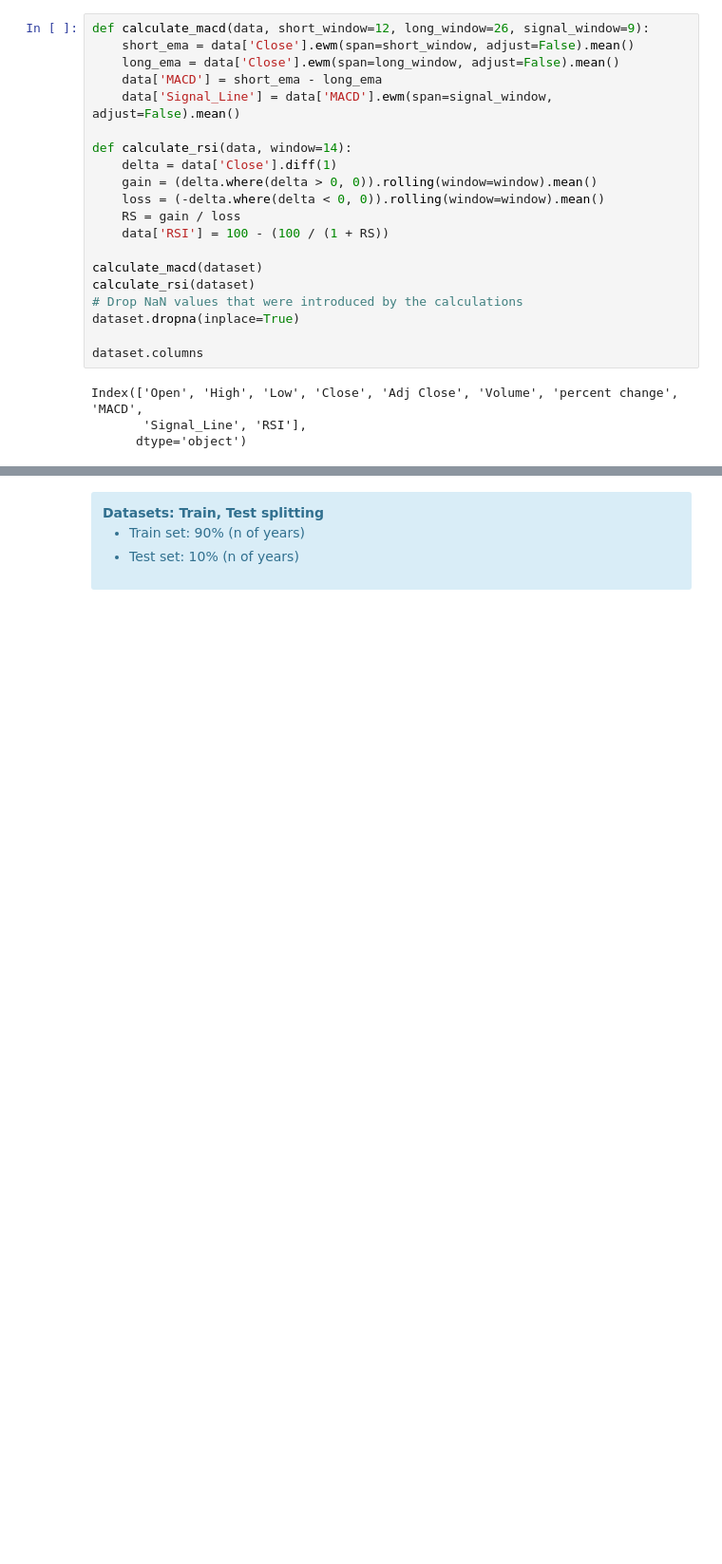
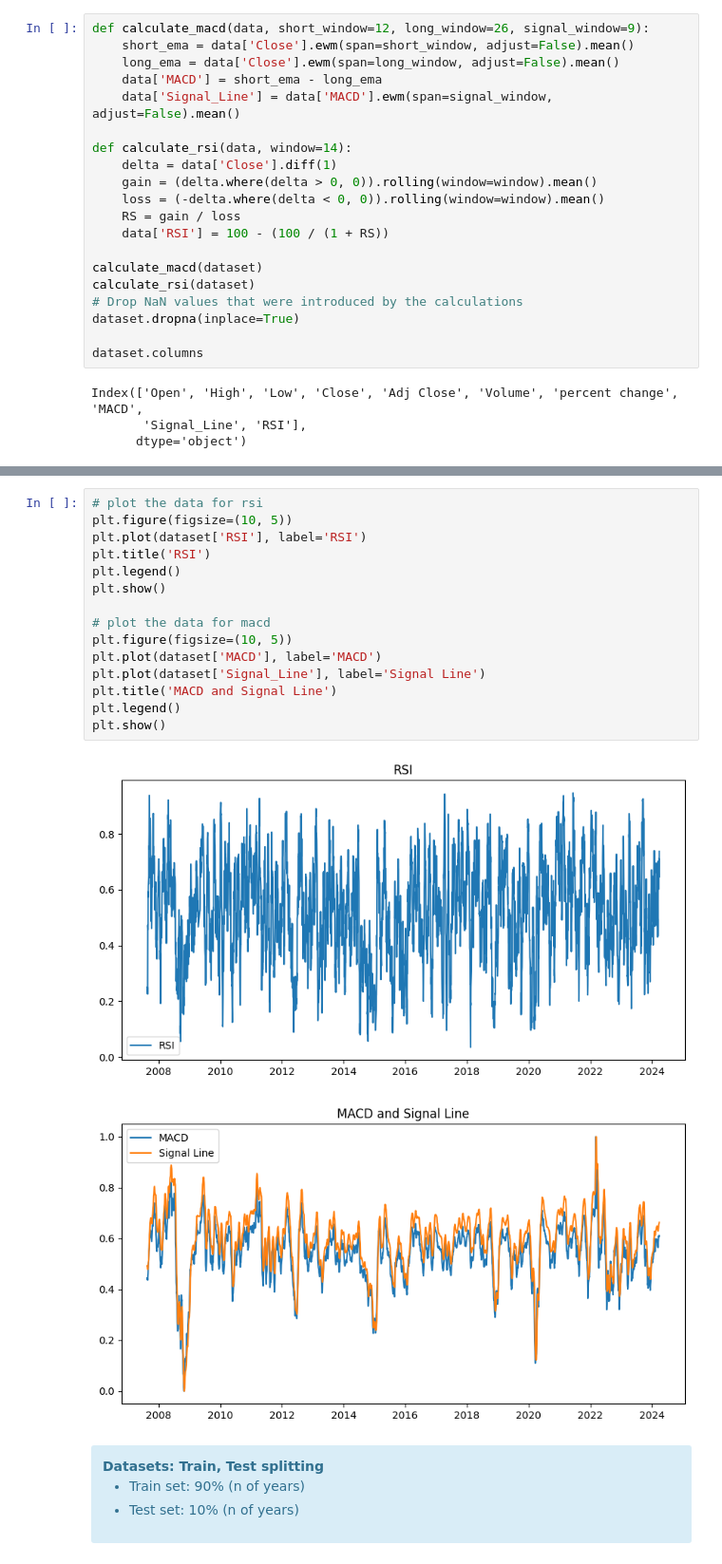
Before and after one commit to ramonges/Reinforcement-Learning-Project, a Jupyter notebook: Main.ipynb, the cells around one changed output, grey strips where cells are left out. Shown: that part at 95% size. Cells and saved outputs as stored; diff of their text form; blank space fills up the shorter version.

```diff
--- a/Main.ipynb
+++ b/Main.ipynb
@@ -144,3 +151,21 @@ Index(['Open', 'High', 'Low', 'Close', 'Adj Close', 'Volume', 'percent change',
+# %%
+# plot the data for rsi
+plt.figure(figsize=(10, 5))
+plt.plot(dataset['RSI'], label='RSI')
+plt.title('RSI')
+plt.legend()
+plt.show()
+
+# plot the data for macd
+plt.figure(figsize=(10, 5))
+plt.plot(dataset['MACD'], label='MACD')
+plt.plot(dataset['Signal_Line'], label='Signal Line')
+plt.title('MACD and Signal Line')
+plt.legend()
+plt.show()
+# %% [output]
+[figure, added]
+[figure, added]
 # %% [markdown]
 <div class="alert alert-block alert-info">
 <b>Datasets: Train, Test splitting</b>
```
Also changed, not shown: parts of 14 cells of this notebook, 1 other file.
